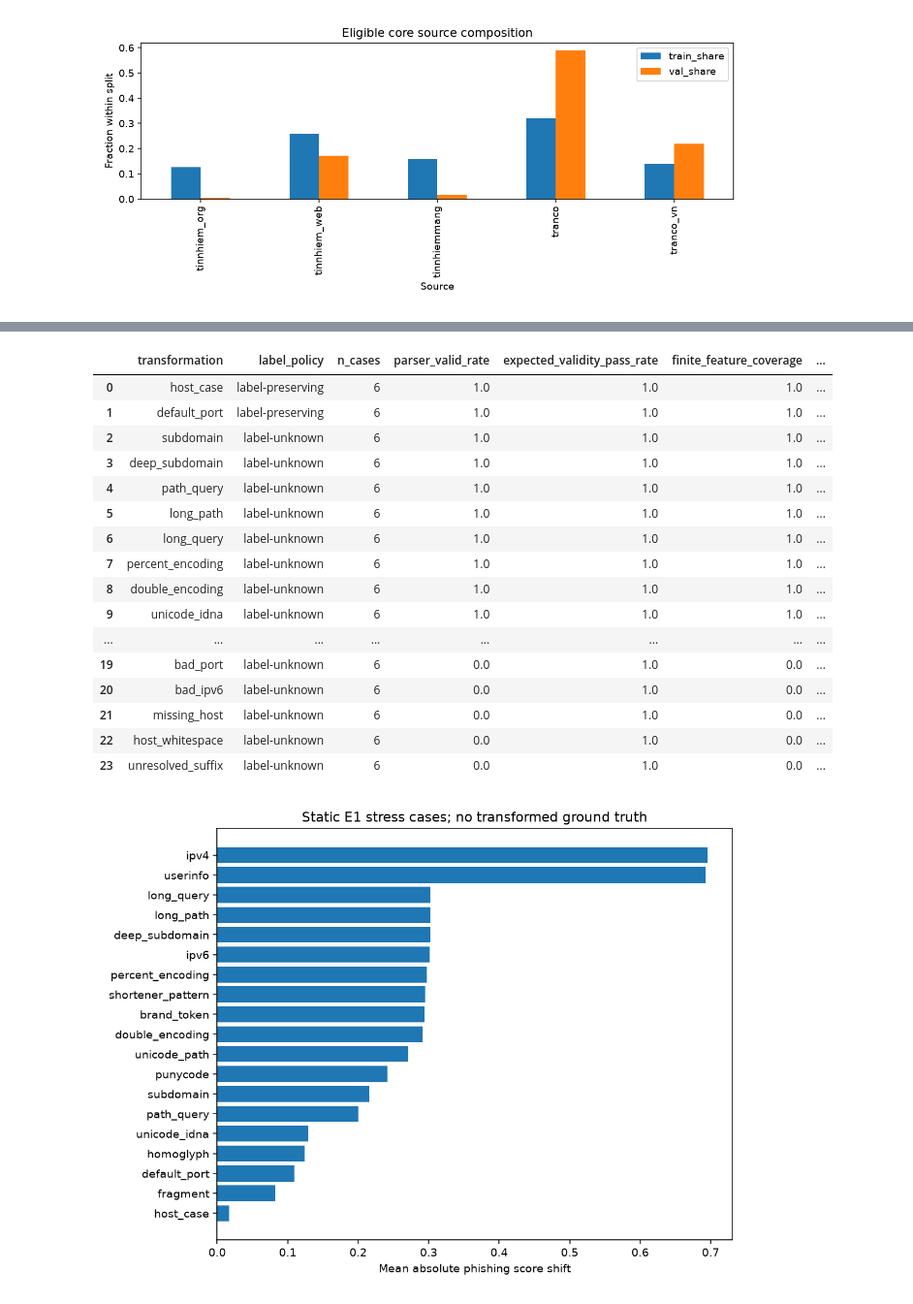
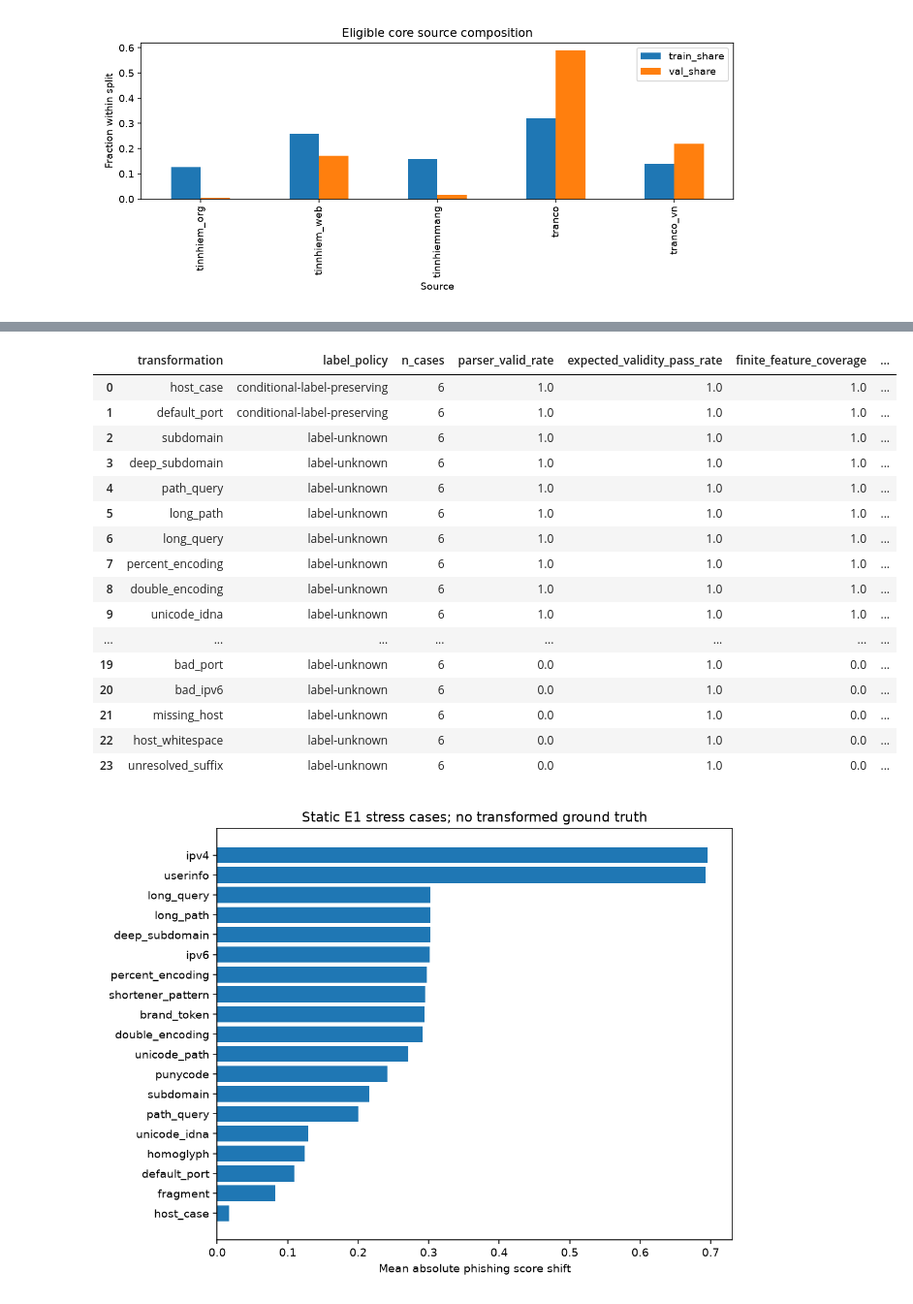
Before and after one commit to phuctran33/PhishGuardVN, a Jupyter notebook: notebooks/05_error_robustness.ipynb, the cells around one changed output, grey strips where cells are left out. Shown at 97% size. Saved outputs shown, nothing was run; the diff lists cells and outputs as text; code cells hidden in the pictures.

```diff
--- a/notebooks/05_error_robustness.ipynb
+++ b/notebooks/05_error_robustness.ipynb
@@ -188,15 +234,17 @@ Parser validity phản ánh contract hiện tại, không xác nhận mọi brow
 # %%
 robustness = pd.read_csv(TABLES / "robustness_summary.csv")
 display(robustness)
 assert robustness.n_cases.sum() == 144
 assert robustness.expected_validity_pass_rate.eq(1).all()
 assert robustness.predictor_errors.sum() == 0
 display(Image(filename=str(FIGURES / "robustness_shift.png")))
 display(Markdown((PROJECT_ROOT / "reports/week5_robustness.md").read_text()))
+deltas = pd.read_csv(TABLES / "robustness_feature_deltas.csv")
+display(deltas.loc[deltas.transformation.isin(["host_case", "default_port"])])
 # %% [output]
 |  | transformation | label_policy | n_cases | parser_valid_rate | expected_validity_pass_rate | finite_feature_coverage | ... |
-| 0 | host_case | label-preserving | 6 | 1.0 | 1.0 | 1.0 | ... |
-| 1 | default_port | label-preserving | 6 | 1.0 | 1.0 | 1.0 | ... |
+| 0 | host_case | conditional-label-preserving | 6 | 1.0 | 1.0 | 1.0 | ... |
+| 1 | default_port | conditional-label-preserving | 6 | 1.0 | 1.0 | 1.0 | ... |
 | 2 | subdomain | label-unknown | 6 | 1.0 | 1.0 | 1.0 | ... |
 | 3 | deep_subdomain | label-unknown | 6 | 1.0 | 1.0 | 1.0 | ... |
 | 4 | path_query | label-unknown | 6 | 1.0 | 1.0 | 1.0 | ... |
```
Also changed, not shown: parts of 8 cells of this notebook, 22 other files.
